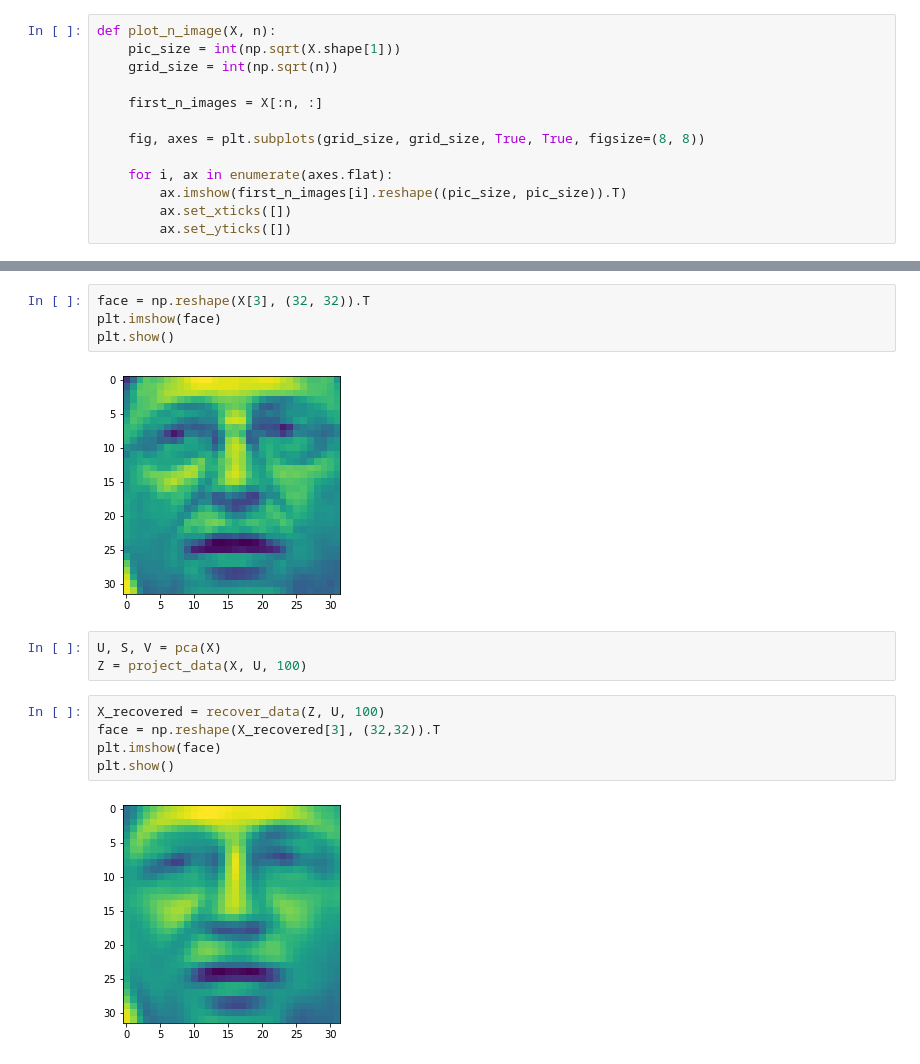
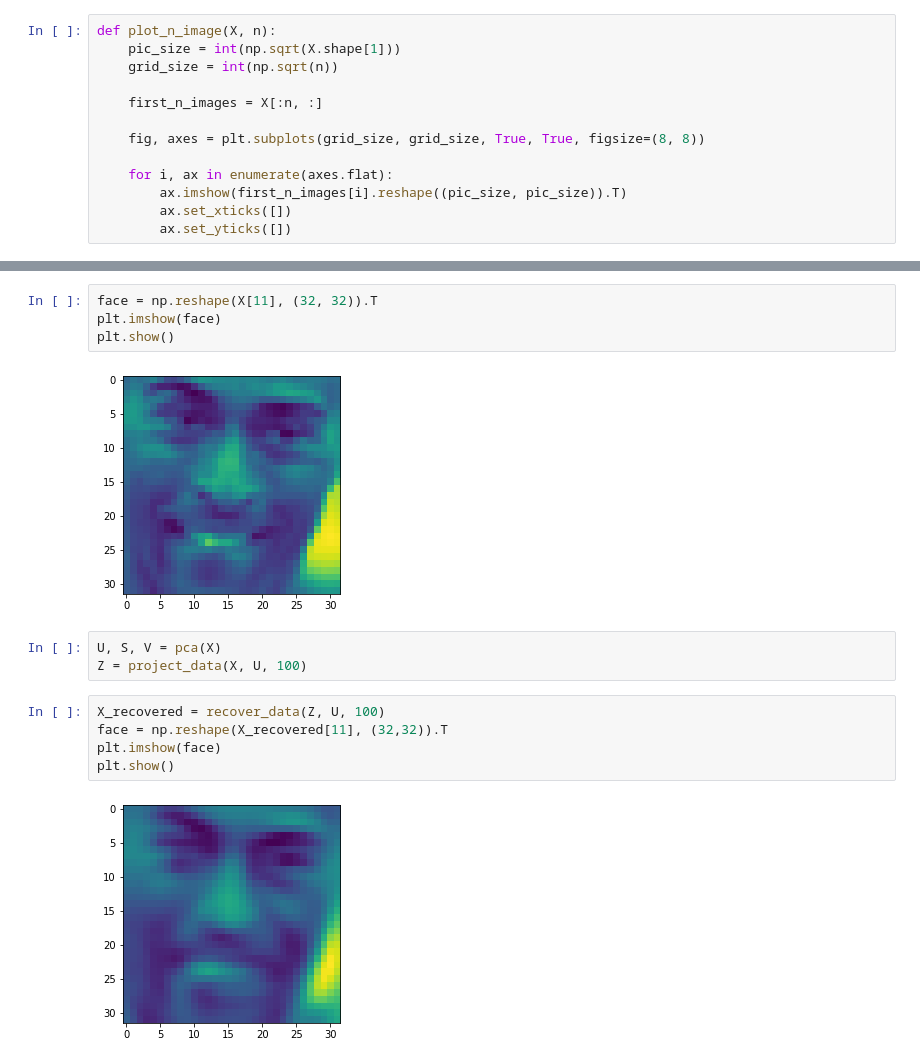
Before and after one commit to jh-lau/NLP, a Jupyter notebook: Machine_Learning_Andrew_Ng_Coursera/7_kmeans_and_PCA/assignment.ipynb, the cells around one changed output, grey strips where cells are left out. Saved outputs shown, nothing was run; the diff lists cells and outputs as text.

```diff
--- a/Machine_Learning_Andrew_Ng_Coursera/7_kmeans_and_PCA/assignment.ipynb
+++ b/Machine_Learning_Andrew_Ng_Coursera/7_kmeans_and_PCA/assignment.ipynb
@@ -328,16 +340,16 @@ Wall time: 3.78 s
 # %%
-face = np.reshape(X[3], (32, 32)).T
+face = np.reshape(X[11], (32, 32)).T
 plt.imshow(face)
 plt.show()
 # %% [output]
-[figure, old version]
+[figure, new version]
 # %%
 U, S, V = pca(X)
 Z = project_data(X, U, 100)
 # %%
 X_recovered = recover_data(Z, U, 100)
-face = np.reshape(X_recovered[3], (32,32)).T
+face = np.reshape(X_recovered[11], (32,32)).T
 plt.imshow(face)
 plt.show()
 # %% [output]
-[figure, old version]
+[figure, new version]
```
Also changed, not shown: parts of 3 cells of this notebook, 4 other files.
